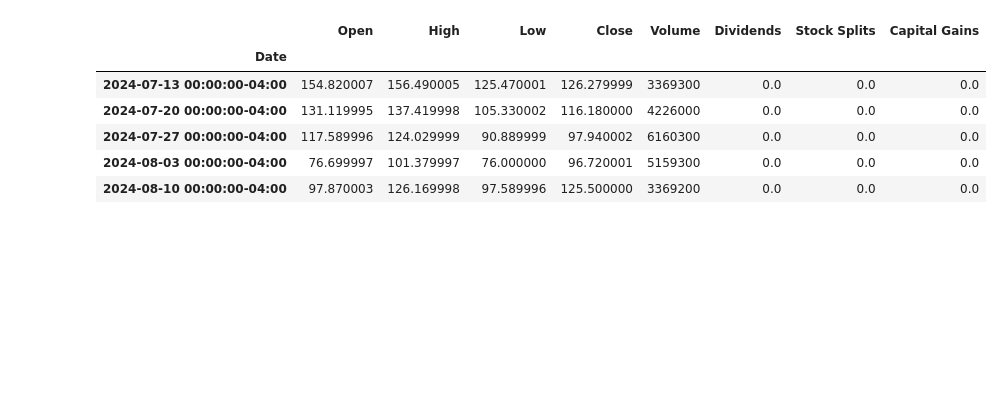
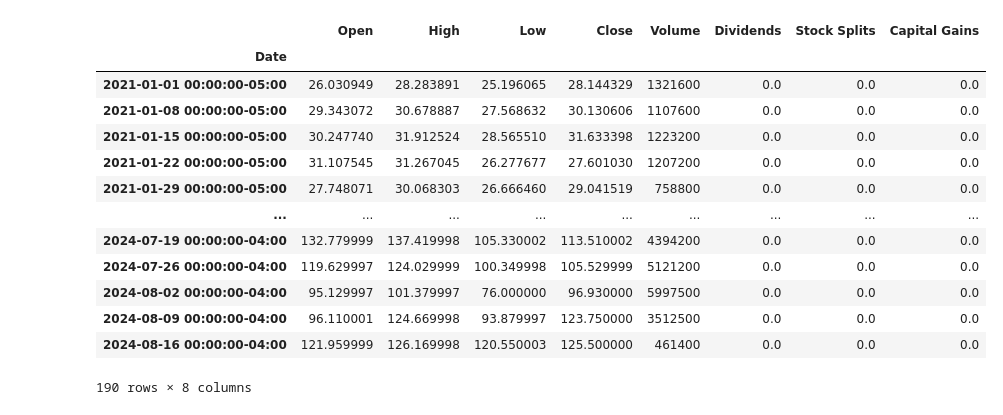
Before and after one commit to dotchev/stox, a Jupyter notebook: weekly-USD.ipynb, the cells around one changed output. Drawn from its saved outputs; the diff is of its cells as text; code cells hidden in the pictures; blank space fills up the shorter version.

```diff
--- a/weekly-USD.ipynb
+++ b/weekly-USD.ipynb
@@ -7,21 +8,28 @@ from datetime import date
 # %%
 # Define the ticker symbol
 tickerSymbol = 'USD'
 
 # Get data on this ticker
 tickerData = yf.Ticker(tickerSymbol)
 
 # Get the historical prices for this ticker
-history = tickerData.history(interval='1wk', start='2022-1-1', end=date.today())
-history.tail()
+history = tickerData.history(interval='1wk', start='2021-1-1', end=date.today())
+display(history)
 # %% [output]
 |  | Open | High | Low | Close | Volume | Dividends | Stock Splits | Capital Gains |
 | Date |  |  |  |  |  |  |  |  |
-| 2024-07-13 00:00:00-04:00 | 154.820007 | 156.490005 | 125.470001 | 126.279999 | 3369300 | 0.0 | 0.0 | 0.0 |
-| 2024-07-20 00:00:00-04:00 | 131.119995 | 137.419998 | 105.330002 | 116.180000 | 4226000 | 0.0 | 0.0 | 0.0 |
-| 2024-07-27 00:00:00-04:00 | 117.589996 | 124.029999 | 90.889999 | 97.940002 | 6160300 | 0.0 | 0.0 | 0.0 |
-| 2024-08-03 00:00:00-04:00 | 76.699997 | 101.379997 | 76.000000 | 96.720001 | 5159300 | 0.0 | 0.0 | 0.0 |
-| 2024-08-10 00:00:00-04:00 | 97.870003 | 126.169998 | 97.589996 | 125.500000 | 3369200 | 0.0 | 0.0 | 0.0 |
+| 2021-01-01 00:00:00-05:00 | 26.030949 | 28.283891 | 25.196065 | 28.144329 | 1321600 | 0.0 | 0.0 | 0.0 |
+| 2021-01-08 00:00:00-05:00 | 29.343072 | 30.678887 | 27.568632 | 30.130606 | 1107600 | 0.0 | 0.0 | 0.0 |
+| 2021-01-15 00:00:00-05:00 | 30.247740 | 31.912524 | 28.565510 | 31.633398 | 1223200 | 0.0 | 0.0 | 0.0 |
+| 2021-01-22 00:00:00-05:00 | 31.107545 | 31.267045 | 26.277677 | 27.601030 | 1207200 | 0.0 | 0.0 | 0.0 |
+| 2021-01-29 00:00:00-05:00 | 27.748071 | 30.068303 | 26.666460 | 29.041519 | 758800 | 0.0 | 0.0 | 0.0 |
+| ... | ... | ... | ... | ... | ... | ... | ... | ... |
+| 2024-07-19 00:00:00-04:00 | 132.779999 | 137.419998 | 105.330002 | 113.510002 | 4394200 | 0.0 | 0.0 | 0.0 |
+| 2024-07-26 00:00:00-04:00 | 119.629997 | 124.029999 | 100.349998 | 105.529999 | 5121200 | 0.0 | 0.0 | 0.0 |
+| 2024-08-02 00:00:00-04:00 | 95.129997 | 101.379997 | 76.000000 | 96.930000 | 5997500 | 0.0 | 0.0 | 0.0 |
+| 2024-08-09 00:00:00-04:00 | 96.110001 | 124.669998 | 93.879997 | 123.750000 | 3512500 | 0.0 | 0.0 | 0.0 |
+| 2024-08-16 00:00:00-04:00 | 121.959999 | 126.169998 | 120.550003 | 125.500000 | 461400 | 0.0 | 0.0 | 0.0 |
+190 rows × 8 columns
 # %%
 max_weeks = 52
 # %%
```
Also changed, not shown: parts of 9 cells of this notebook, 26 other files.
